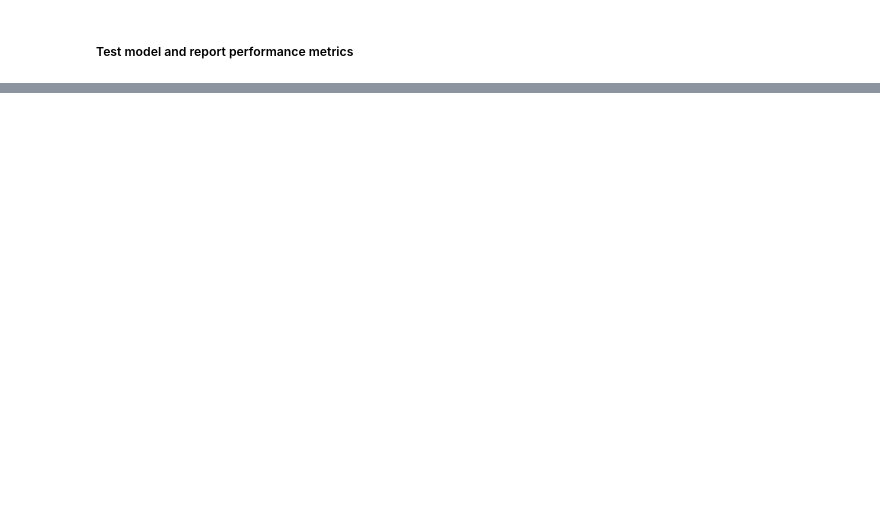
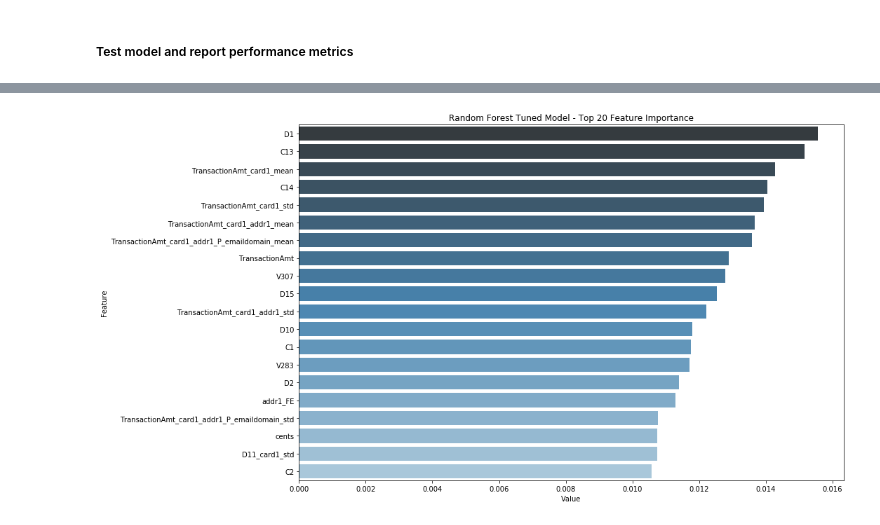
Before and after one commit to wendyku/E-commerce-fraud-detection, a Jupyter notebook: RandomForest.ipynb, the cells around one changed output, grey strips where cells are left out. Cells and saved outputs as stored; diff of their text form; code cells hidden in the pictures; blank space fills up the shorter version.

```diff
--- a/RandomForest.ipynb
+++ b/RandomForest.ipynb
@@ -388,0 +364,13 @@ Confusion Matrix (Note: this result is not a good representation as it assumes 2
+# %%
+%%time
+# Understand feature importance in the model
+feature_imp = pd.DataFrame(sorted(zip(rf_tuned.feature_importances_,X_A.columns)), columns=['Value','Feature'])
+plt.figure(figsize=(15, 8))
+sb.barplot(x="Value", y="Feature", data=feature_imp.sort_values(by="Value", ascending=False).iloc[:20],\
+            palette = "Blues_d")
+plt.title('Random Forest Tuned Model - Top 20 Feature Importance')
+plt.tight_layout()
+plt.savefig('Random Forest Feature Importance.png')
+plt.show()
+# %% [output]
+[figure, added]
```
Also changed, not shown: parts of 18 cells of this notebook.
